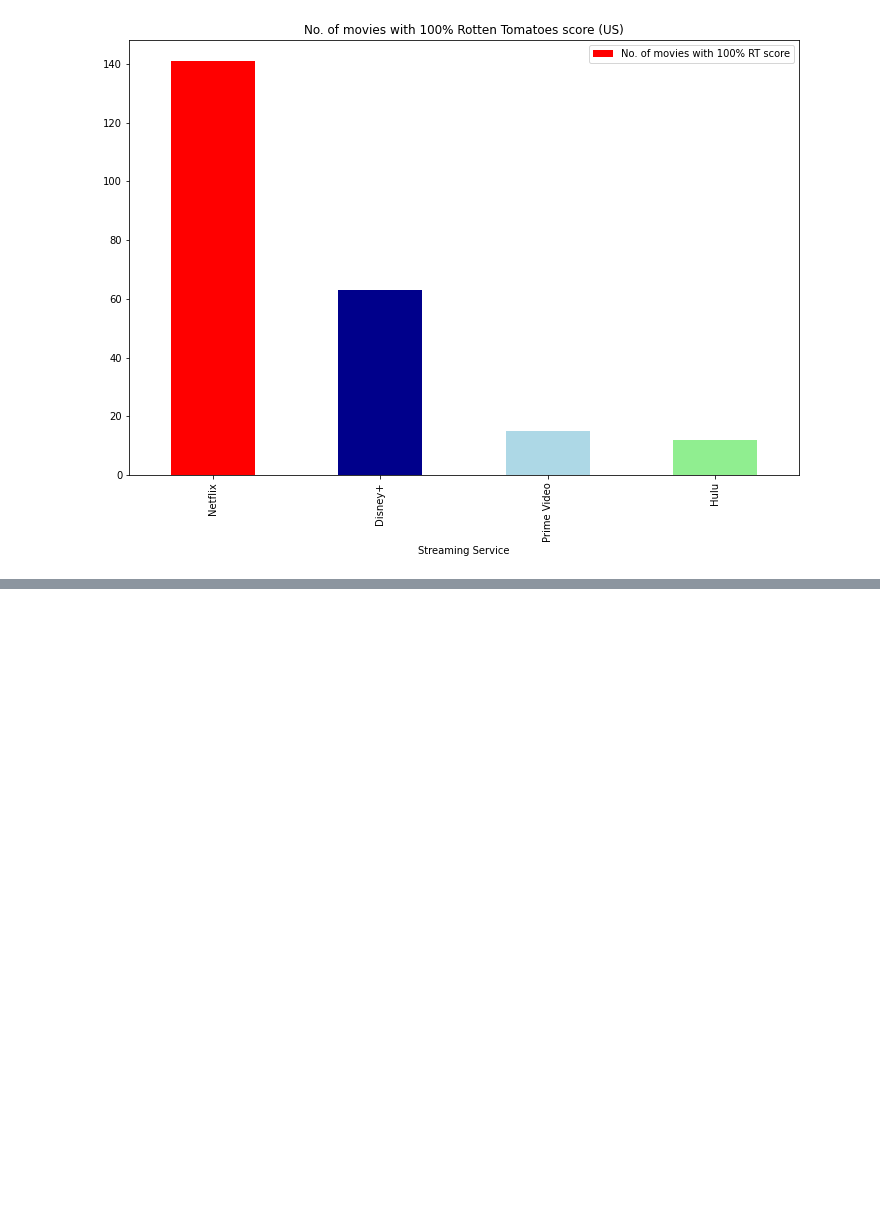
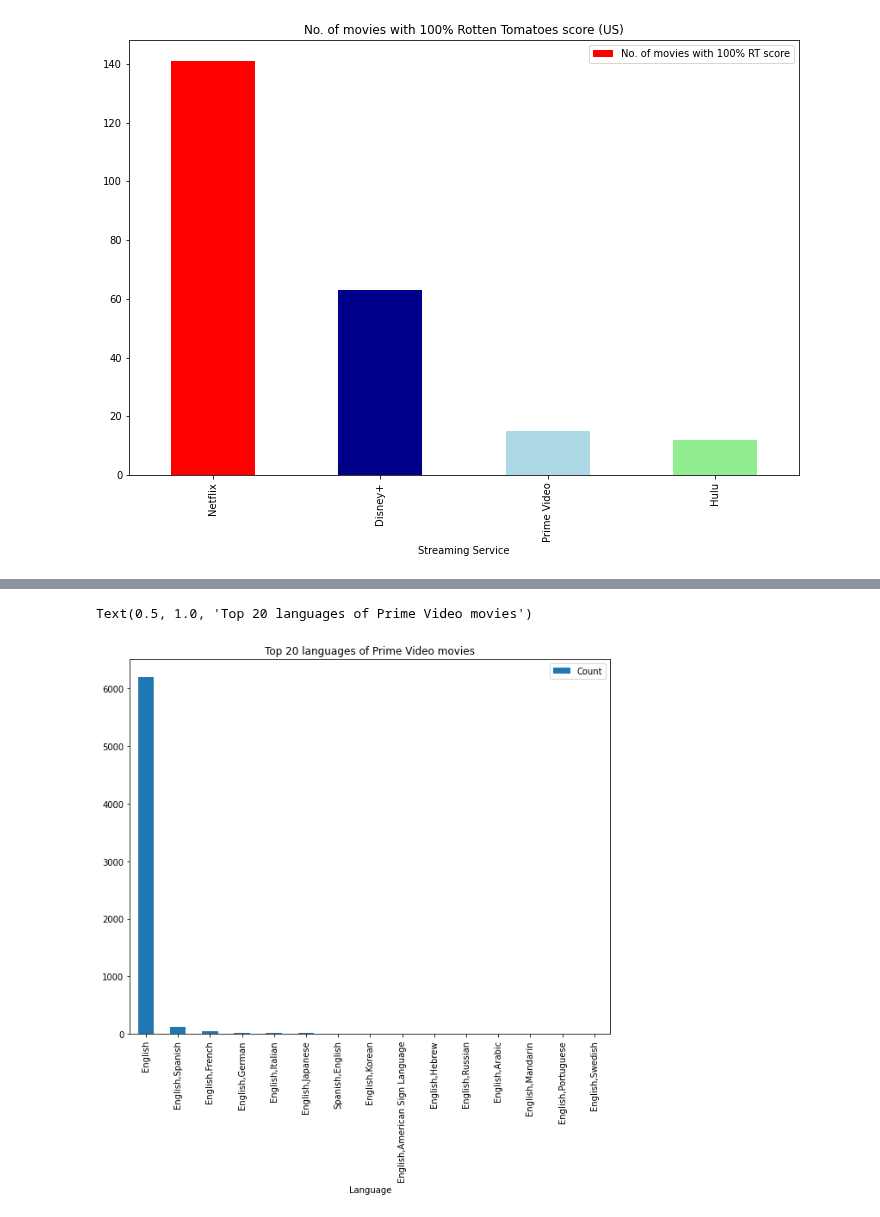
Before and after one commit to jacance/streaming-service-analysis, a Jupyter notebook: huluprimeflix_tara.ipynb, the cells around one changed output, grey strips where cells are left out. Drawn from its saved outputs; the diff is of its cells as text; code cells hidden in the pictures; blank space fills up the shorter version.

```diff
--- a/huluprimeflix_tara.ipynb
+++ b/huluprimeflix_tara.ipynb
@@ -785,0 +841,4 @@ rot_tom_scores_US.sort_values(ascending=False, by="No. of movies with 100% RT sc
+# %%
+prime_lang = prime_data_US["Language"].value_counts().head(15)
+prime_lang_df = prime_lang.to_frame().reset_index().rename(columns={'index':'Language','Language':'Count'} )
+prime_lang_df.head(20)
@@ -785,0 +862,6 @@ rot_tom_scores_US.sort_values(ascending=False, by="No. of movies with 100% RT sc
+# %%
+prime_lang_df.plot.bar('Language', figsize=(10,8))
+plt.title('Top 20 languages of Prime Video movies')
+# %% [output]
+Text(0.5, 1.0, 'Top 20 languages of Prime Video movies')
+[figure, added]
```
Also changed, not shown: parts of 6 cells of this notebook.
